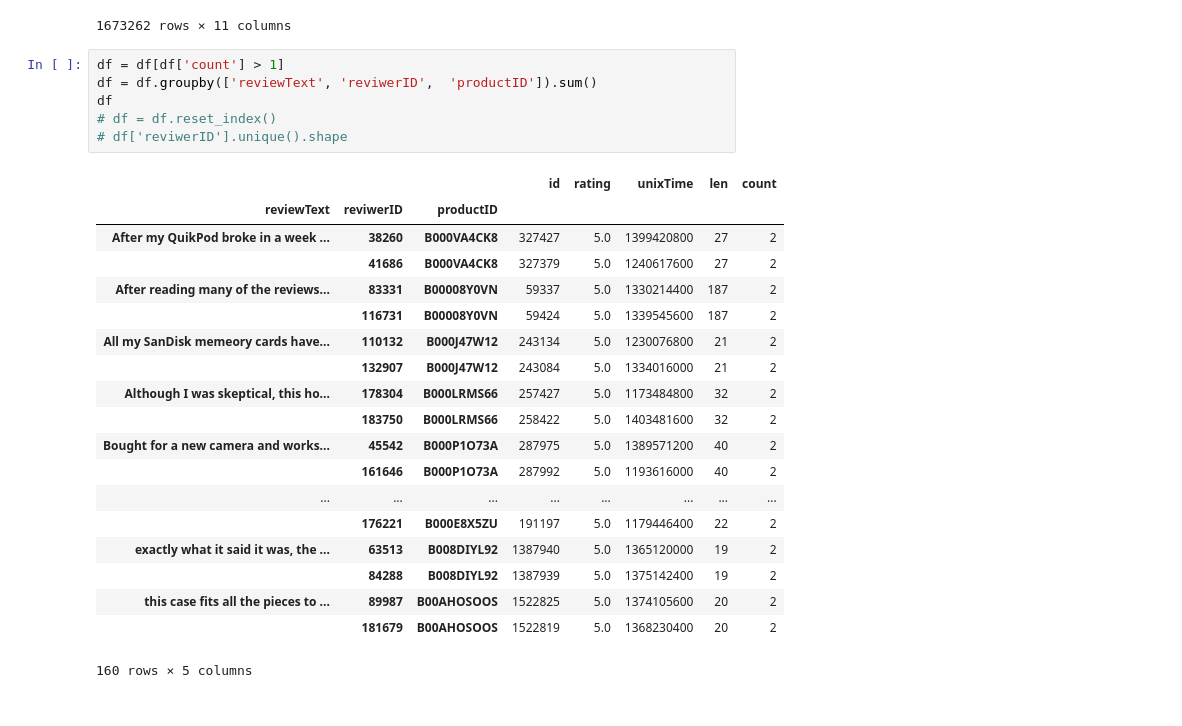
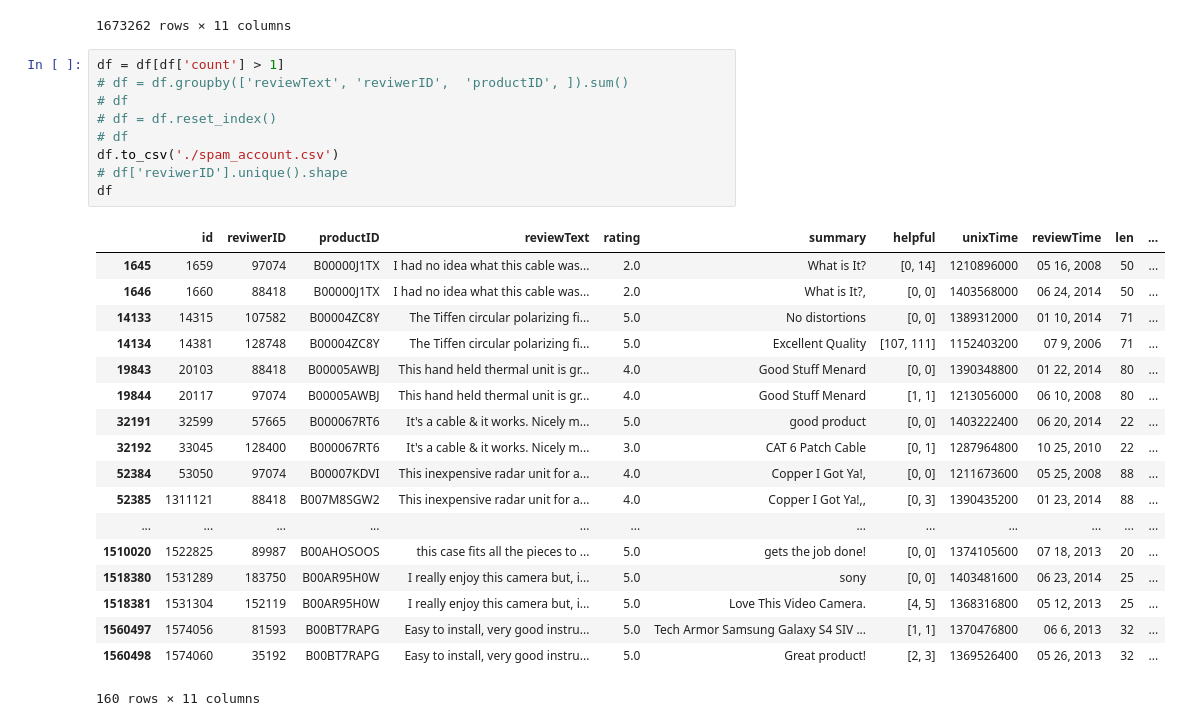
Before and after one commit to beench/spam-opinion-detection, a Jupyter notebook: amazon_review.ipynb, the cells around one changed output. Drawn from its saved outputs; the diff is of its cells as text.

```diff
--- a/amazon_review.ipynb
+++ b/amazon_review.ipynb
@@ -68,27 +85,29 @@ df
 1673262 rows × 11 columns
 # %%
 df = df[df['count'] > 1]
-df = df.groupby(['reviewText', 'reviwerID',  'productID']).sum()
+# df = df.groupby(['reviewText', 'reviwerID',  'productID', ]).sum()
+# df
+# df = df.reset_index()
+# df
+df.to_csv('./spam_account.csv')
+# df['reviwerID'].unique().shape
 df
-# df = df.reset_index()
-# df['reviwerID'].unique().shape
 # %% [output]
-|  |  |  | id | rating | unixTime | len | count |
-| reviewText | reviwerID | productID |  |  |  |  |  |
-| After my QuikPod broke in a week ... | 38260 | B000VA4CK8 | 327427 | 5.0 | 1399420800 | 27 | 2 |
-|  | 41686 | B000VA4CK8 | 327379 | 5.0 | 1240617600 | 27 | 2 |
-| After reading many of the reviews... | 83331 | B00008Y0VN | 59337 | 5.0 | 1330214400 | 187 | 2 |
-|  | 116731 | B00008Y0VN | 59424 | 5.0 | 1339545600 | 187 | 2 |
-| All my SanDisk memeory cards have... | 110132 | B000J47W12 | 243134 | 5.0 | 1230076800 | 21 | 2 |
-|  | 132907 | B000J47W12 | 243084 | 5.0 | 1334016000 | 21 | 2 |
-| Although I was skeptical, this ho... | 178304 | B000LRMS66 | 257427 | 5.0 | 1173484800 | 32 | 2 |
-|  | 183750 | B000LRMS66 | 258422 | 5.0 | 1403481600 | 32 | 2 |
-| Bought for a new camera and works... | 45542 | B000P1O73A | 287975 | 5.0 | 1389571200 | 40 | 2 |
-|  | 161646 | B000P1O73A | 287992 | 5.0 | 1193616000 | 40 | 2 |
-| ... | ... | ... | ... | ... | ... | ... | ... |
-|  | 176221 | B000E8X5ZU | 191197 | 5.0 | 1179446400 | 22 | 2 |
-| exactly what it said it was, the ... | 63513 | B008DIYL92 | 1387940 | 5.0 | 1365120000 | 19 | 2 |
-|  | 84288 | B008DIYL92 | 1387939 | 5.0 | 1375142400 | 19 | 2 |
-| this case fits all the pieces to ... | 89987 | B00AHOSOOS | 1522825 | 5.0 | 1374105600 | 20 | 2 |
-|  | 181679 | B00AHOSOOS | 1522819 | 5.0 | 1368230400 | 20 | 2 |
+|  | id | reviwerID | productID | reviewText | rating | summary | helpful | unixTime | reviewTime | len | ... |
+| 1645 | 1659 | 97074 | B00000J1TX | I had no idea what this cable was... | 2.0 | What is It? | [0, 14] | 1210896000 | 05 16, 2008 | 50 | ... |
+| 1646 | 1660 | 88418 | B00000J1TX | I had no idea what this cable was... | 2.0 | What is It?, | [0, 0] | 1403568000 | 06 24, 2014 | 50 | ... |
+| 14133 | 14315 | 107582 | B00004ZC8Y | The Tiffen circular polarizing fi... | 5.0 | No distortions | [0, 0] | 1389312000 | 01 10, 2014 | 71 | ... |
+| 14134 | 14381 | 128748 | B00004ZC8Y | The Tiffen circular polarizing fi... | 5.0 | Excellent Quality | [107, 111] | 1152403200 | 07 9, 2006 | 71 | ... |
+| 19843 | 20103 | 88418 | B00005AWBJ | This hand held thermal unit is gr... | 4.0 | Good Stuff Menard | [0, 0] | 1390348800 | 01 22, 2014 | 80 | ... |
+| 19844 | 20117 | 97074 | B00005AWBJ | This hand held thermal unit is gr... | 4.0 | Good Stuff Menard | [1, 1] | 1213056000 | 06 10, 2008 | 80 | ... |
+| 32191 | 32599 | 57665 | B000067RT6 | It's a cable & it works. Nicely m... | 5.0 | good product | [0, 0] | 1403222400 | 06 20, 2014 | 22 | ... |
+| 32192 | 33045 | 128400 | B000067RT6 | It's a cable & it works. Nicely m... | 3.0 | CAT 6 Patch Cable | [0, 1] | 1287964800 | 10 25, 2010 | 22 | ... |
+| 52384 | 53050 | 97074 | B00007KDVI | This inexpensive radar unit for a... | 4.0 | Copper I Got Ya!, | [0, 0] | 1211673600 | 05 25, 2008 | 88 | ... |
+| 52385 | 1311121 | 88418 | B007M8SGW2 | This inexpensive radar unit for a... | 4.0 | Copper I Got Ya!,, | [0, 3] | 1390435200 | 01 23, 2014 | 88 | ... |
+| ... | ... | ... | ... | ... | ... | ... | ... | ... | ... | ... | ... |
+| 1510020 | 1522825 | 89987 | B00AHOSOOS | this case fits all the pieces to ... | 5.0 | gets the job done! | [0, 0] | 1374105600 | 07 18, 2013 | 20 | ... |
+| 1518380 | 1531289 | 183750 | B00AR95H0W | I really enjoy this camera but, i... | 5.0 | sony | [0, 0] | 1403481600 | 06 23, 2014 | 25 | ... |
+| 1518381 | 1531304 | 152119 | B00AR95H0W | I really enjoy this camera but, i... | 5.0 | Love This Video Camera. | [4, 5] | 1368316800 | 05 12, 2013 | 25 | ... |
+| 1560497 | 1574056 | 81593 | B00BT7RAPG | Easy to install, very good instru... | 5.0 | Tech Armor Samsung Galaxy S4 SIV ... | [1, 1] | 1370476800 | 06 6, 2013 | 32 | ... |
+| 1560498 | 1574060 | 35192 | B00BT7RAPG | Easy to install, very good instru... | 5.0 | Great product! | [2, 3] | 1369526400 | 05 26, 2013 | 32 | ... |
-160 rows × 5 columns
+160 rows × 11 columns
```
Also changed, not shown: parts of 18 cells of this notebook, 1 other file.
